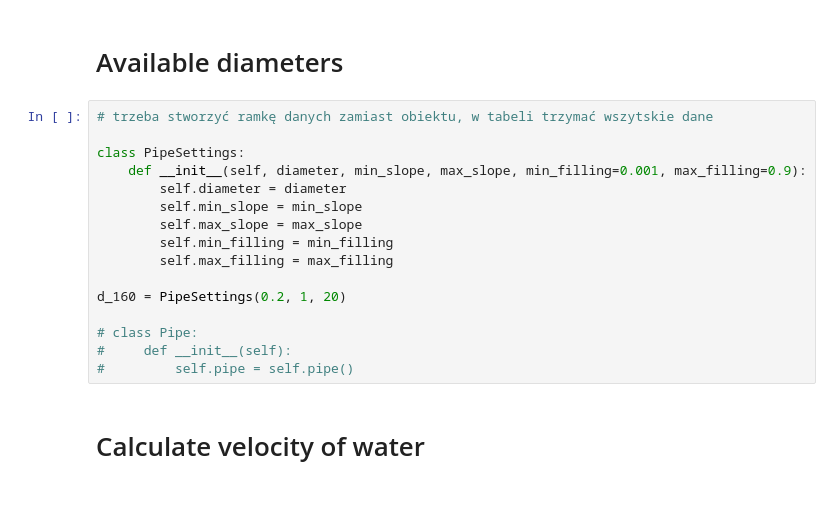
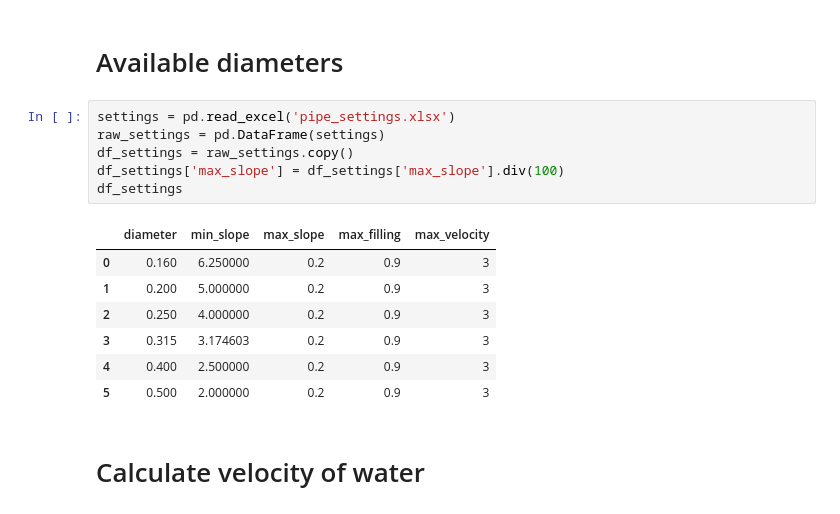
Before and after one commit to BuczynskiRafal/pipe_calculations, a Jupyter notebook: Pipe_drop.ipynb, the cells around one changed output. Drawn from its saved outputs; the diff is of its cells as text.

```diff
--- a/Pipe_drop.ipynb
+++ b/Pipe_drop.ipynb
@@ -18,21 +185,19 @@ diameters = [0.16, 0.2, 0.25, 0.315, 0.4, 0.5]
 # %% [markdown]
 # Available diameters
-# %%
-# trzeba stworzyć ramkę danych zamiast obiektu, w tabeli trzymać wszytskie dane
-
-class PipeSettings:
-    def __init__(self, diameter, min_slope, max_slope, min_filling=0.001, max_filling=0.9):
-        self.diameter = diameter
-        self.min_slope = min_slope
-        self.max_slope = max_slope
-        self.min_filling = min_filling
-        self.max_filling = max_filling
-
-d_160 = PipeSettings(0.2, 1, 20)
-
-# class Pipe:
-#     def __init__(self):
-#         self.pipe = self.pipe()
+# %%
+settings = pd.read_excel('pipe_settings.xlsx')
+raw_settings = pd.DataFrame(settings)
+df_settings = raw_settings.copy()
+df_settings['max_slope'] = df_settings['max_slope'].div(100)
+df_settings
+# %% [output]
+|  | diameter | min_slope | max_slope | max_filling | max_velocity |
+| 0 | 0.160 | 6.250000 | 0.2 | 0.9 | 3 |
+| 1 | 0.200 | 5.000000 | 0.2 | 0.9 | 3 |
+| 2 | 0.250 | 4.000000 | 0.2 | 0.9 | 3 |
+| 3 | 0.315 | 3.174603 | 0.2 | 0.9 | 3 |
+| 4 | 0.400 | 2.500000 | 0.2 | 0.9 | 3 |
+| 5 | 0.500 | 2.000000 | 0.2 | 0.9 | 3 |
 # %% [markdown]
 # Calculate velocity of water
 # %% [markdown]
```
Also changed, not shown: parts of 11 cells of this notebook.
